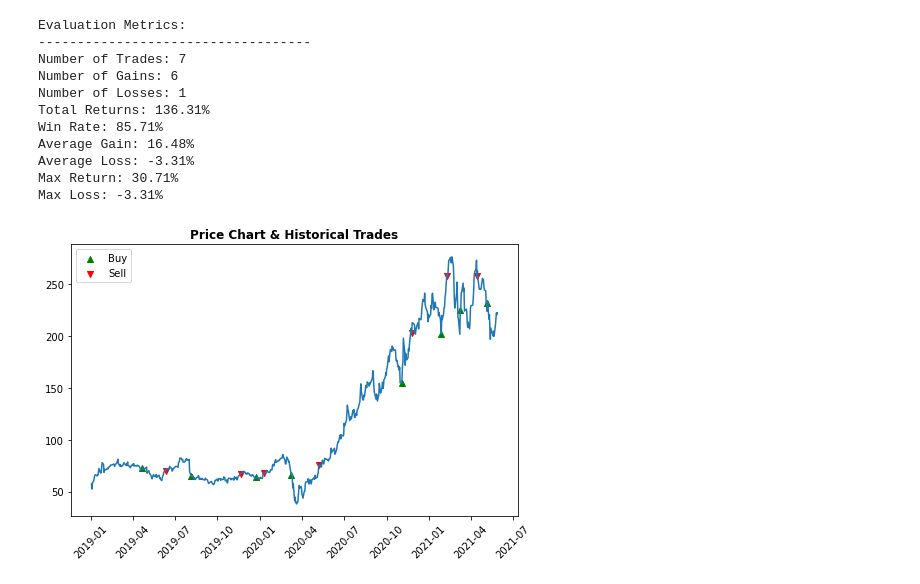
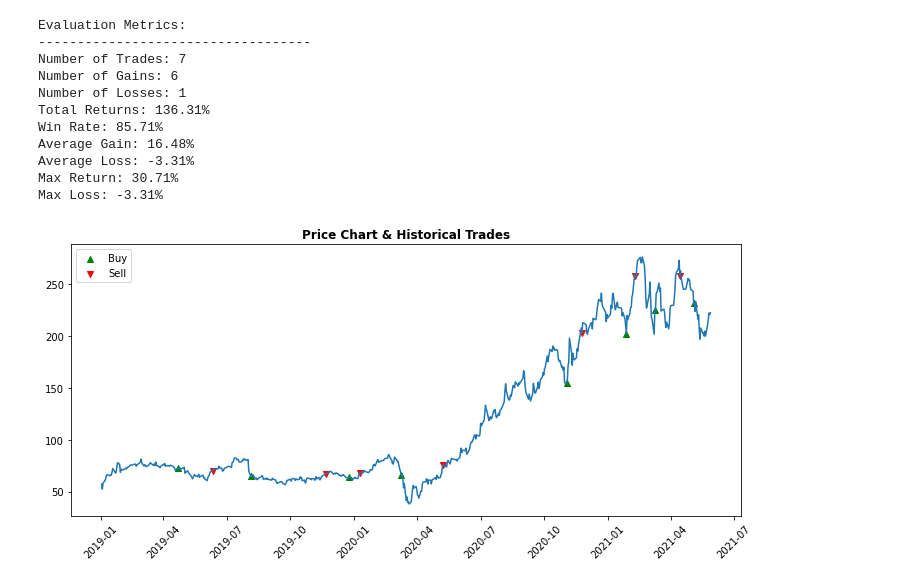
Before and after one commit to bryancwh/algo-trading-mean-reversion, a Jupyter notebook: Mean Reversion.ipynb, the cells around one changed output. Drawn from its saved outputs; the diff is of its cells as text; code cells hidden in the pictures.

```diff
--- a/Mean Reversion.ipynb
+++ b/Mean Reversion.ipynb
@@ -177,15 +177,15 @@ Average Loss: -3.31%
 Max Return: 30.71%
 Max Loss: -3.31%
 # %%
-plt.figure(figsize=(8,5))
+plt.figure(figsize=(12,5))
 plt.xticks(rotation=45)
 
+plt.plot(df['date'], df['close'])
 plt.scatter(df[(df['signal'] == 1)]['buy_date'], df[(df['signal'] == 1)]['close'], label = 'Buy', marker='^', c='g')
 plt.scatter(df[(df['signal'] == -1)]['sell_date'], df[(df['signal'] == -1)]['close'], label = 'Sell', marker='v', c='r')
-plt.plot(df['date'], df['close'])
 
 plt.title('Price Chart & Historical Trades', fontweight="bold")
 plt.legend()
 plt.show()
 # %% [output]
-[figure, old version]
+[figure, new version]
```
Also changed, not shown: 1 other file.
